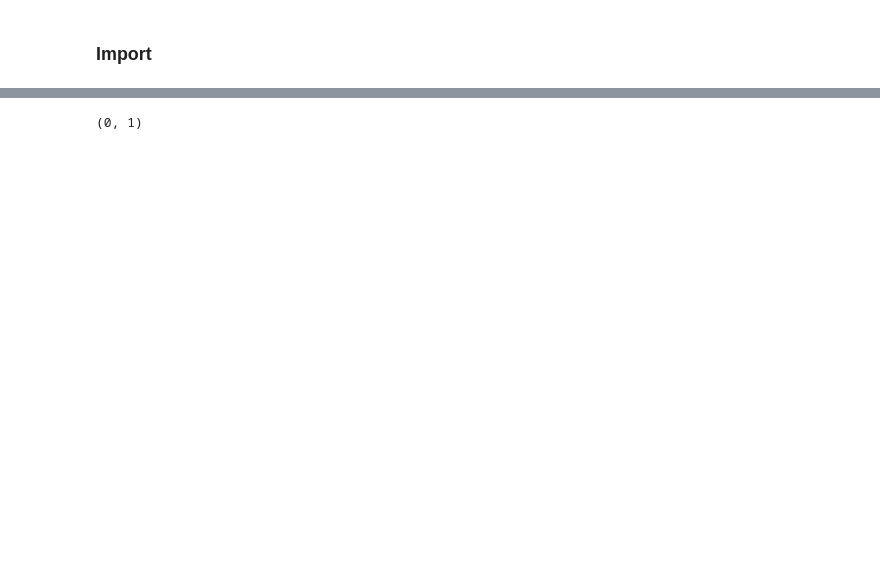
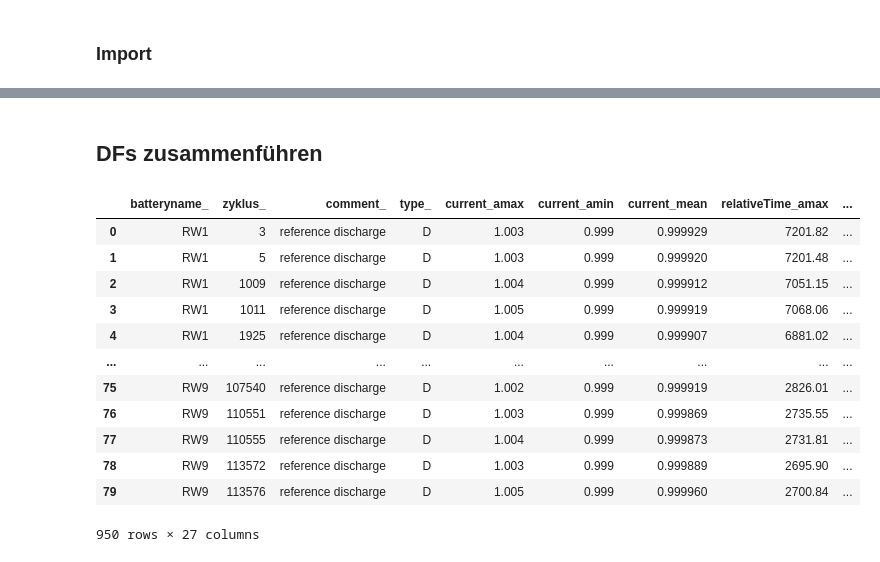
Before and after one commit to DaMuBo/battery_failure_predictions, a Jupyter notebook: 3a_feature_engineerung_zyklus.ipynb, the cells around one changed output, grey strips where cells are left out. Saved outputs shown, nothing was run; the diff lists cells and outputs as text; code cells hidden in the pictures; blank space fills up the shorter version.

Commit message:
- nur Ref Discharge filtern - in ein DF - Zielvariable berechnen (current und RelTime als Features raus)

```diff
--- a/3a_feature_engineerung_zyklus.ipynb
+++ b/3a_feature_engineerung_zyklus.ipynb
@@ -71,7 +71,7 @@ def temp_hoch(temperature_amax, relativeTime_amax):
 
 for file in os.listdir(p_fold):
     if ".csv" in file:
-#file = "prepared_RW1.csv" #für tests nur eins
+# file = "prepared_RW1.csv" #für tests nur eins
         logging.info(f"<<< Started processing file: {file} >>>")
         new_filename = file.replace("prepared","processed")
 
@@ -104,8 +104,14 @@ for file in os.listdir(p_fold):
 
         df_pv['time_temp_hoch_vorher'] = df_pv.time_temp_hoch.cumsum()
 
+        df_pv['amperestunden'] = (df_pv['current_mean']*df_pv['relativeTime_amax'])/3600
+        #mapply(trapz,refDisSteps$relativeTime,refDisSteps$current)/3600
 
-        logging.info(f"<<< Start saving dataframe with shape {df_pv.shape} >>>")
-        df_pv.to_csv(f"{folder}\\{new_filename}", sep=',', index=False)
+        df_pv_filtered = df_pv[df_pv['comment_'] == 'reference discharge']
+
+        if
+
+        logging.info(f"<<< Start saving dataframe with shape {df_pv_filtered.shape} >>>")
+        df_pv_filtered.to_csv(f"{folder}\\{new_filename}", sep=',', index=False)
         logging.info(f"<<< Saved processed file in directory {folder}\\{new_filename} >>>")
 # %% [output]
@@ -128,0 +135,2 @@ for file in os.listdir(p_fold):
+# %% [markdown]
+## DFs zusammenführen
@@ -129,4 +140,24 @@ for file in os.listdir(p_fold):
 # %%
-stark_leicht("D",2,1)
+d = []
+
+df_full = pd.DataFrame(d, columns=df_pv_filtered.columns)
+
+for file in os.listdir(folder):
+    if ".csv" in file:
+        df = pd.read_csv(f"{folder}\\{file}")
+        df_full = df_full.append(df)
+df_full
 # %% [output]
+|  | batteryname_ | zyklus_ | comment_ | type_ | current_amax | current_amin | current_mean | relativeTime_amax | ... |
+| 0 | RW1 | 3 | reference discharge | D | 1.003 | 0.999 | 0.999929 | 7201.82 | ... |
+| 1 | RW1 | 5 | reference discharge | D | 1.003 | 0.999 | 0.999920 | 7201.48 | ... |
+| 2 | RW1 | 1009 | reference discharge | D | 1.004 | 0.999 | 0.999912 | 7051.15 | ... |
+| 3 | RW1 | 1011 | reference discharge | D | 1.005 | 0.999 | 0.999919 | 7068.06 | ... |
+| 4 | RW1 | 1925 | reference discharge | D | 1.004 | 0.999 | 0.999907 | 6881.02 | ... |
+| ... | ... | ... | ... | ... | ... | ... | ... | ... | ... |
+| 75 | RW9 | 107540 | reference discharge | D | 1.002 | 0.999 | 0.999919 | 2826.01 | ... |
+| 76 | RW9 | 110551 | reference discharge | D | 1.003 | 0.999 | 0.999869 | 2735.55 | ... |
+| 77 | RW9 | 110555 | reference discharge | D | 1.004 | 0.999 | 0.999873 | 2731.81 | ... |
+| 78 | RW9 | 113572 | reference discharge | D | 1.003 | 0.999 | 0.999889 | 2695.90 | ... |
+| 79 | RW9 | 113576 | reference discharge | D | 1.005 | 0.999 | 0.999960 | 2700.84 | ... |
-(0, 1)
+950 rows × 27 columns
```
Also changed, not shown: parts of 5 cells of this notebook.
